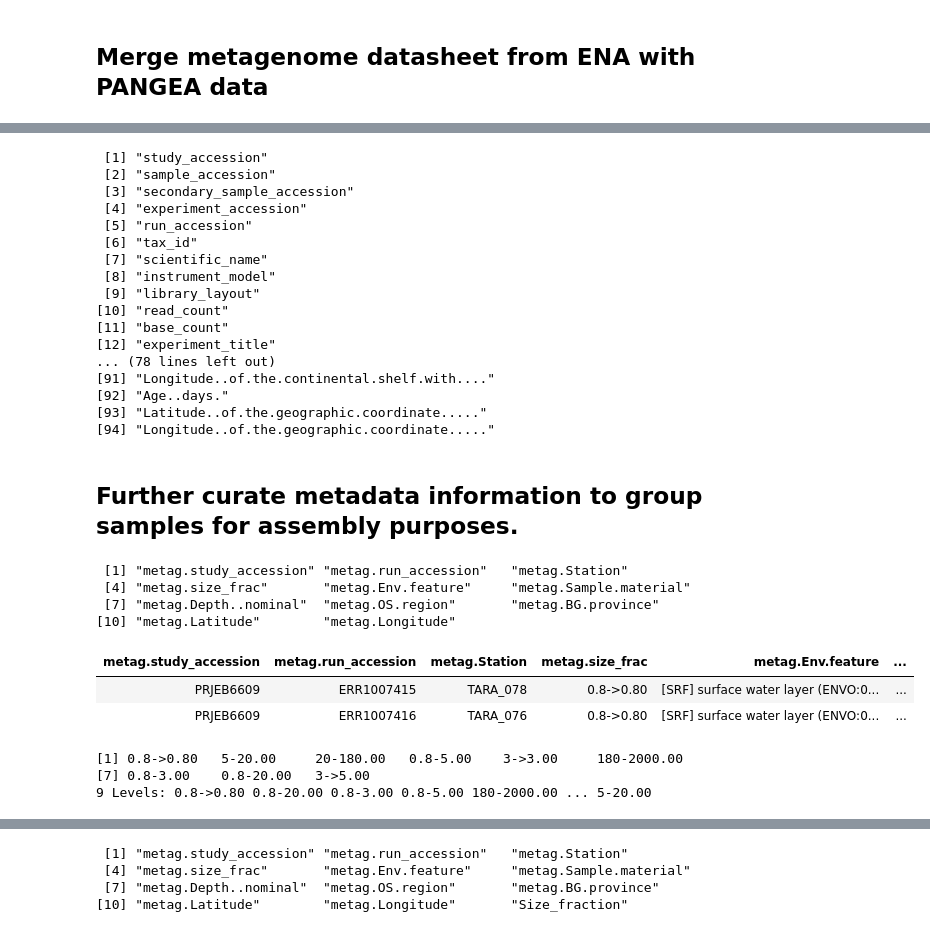
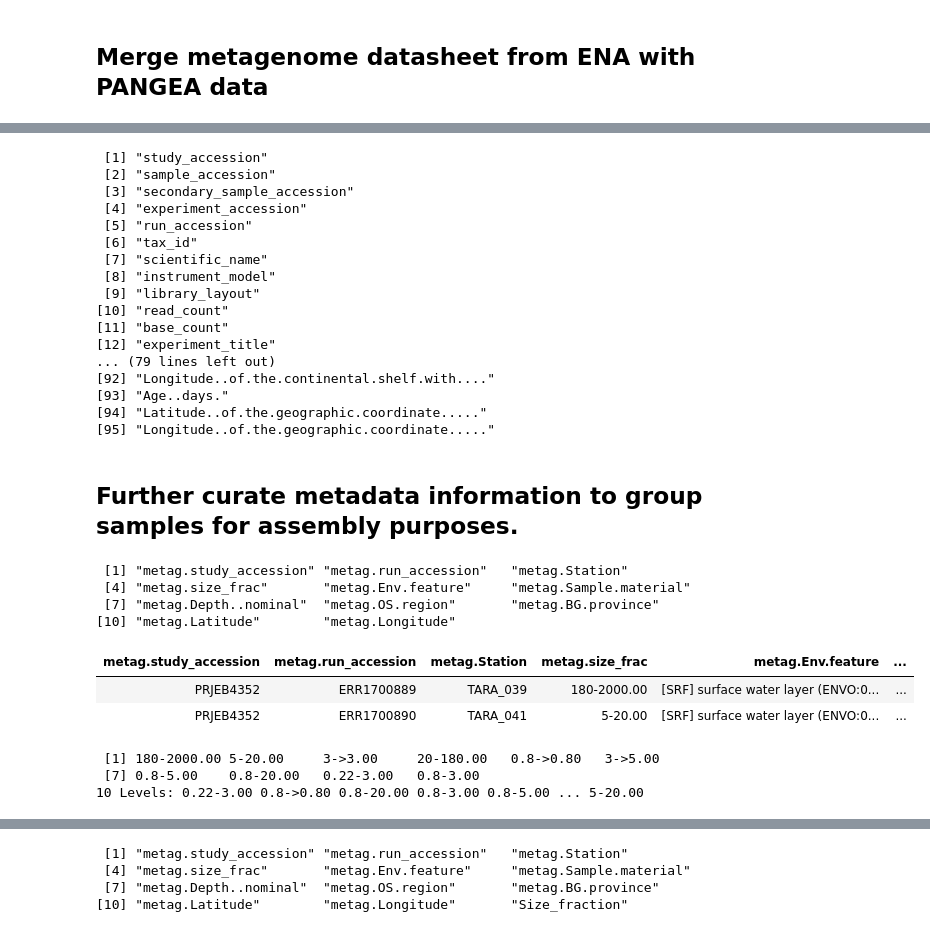
Before and after one commit to AlexanderLabWHOI/tara-euk-metaG, a Jupyter notebook: input/CompileMetaData_parsePRJEB.ipynb, the cells around one changed output, grey strips where cells are left out. Drawn from its saved outputs; the diff is of its cells as text; code cells hidden in the pictures.

```diff
--- a/input/CompileMetaData_parsePRJEB.ipynb
+++ b/input/CompileMetaData_parsePRJEB.ipynb
@@ -107,7 +107,7 @@ Warning message:
 write.table(metat_wenv, file="ENA_tables/PRJEB6609_metaT_wenv.txt", row.names=FALSE, quote=FALSE, sep="\t")
 write.table(metag_wenv, file="ENA_tables/PRJEB4352_metaG_wenv.txt", row.names=FALSE, quote=FALSE, sep="\t")
 # %%
-metag<-read.delim("PRJEB4352_metaG_wenv.txt",header=T) # WIP - update with proper location
+metag<-read.delim("ENA_tables/PRJEB4352_metaG_wenv.txt",header=T) # WIP - update with proper location
 colnames(metag)
 # %% [output]
  [1] "study_accession"
@@ -122,45 +122,45 @@ colnames(metag)
 [10] "read_count"
 [11] "base_count"
 [12] "experiment_title"
-... (78 lines left out)
-[91] "Longitude..of.the.continental.shelf.with...."
-[92] "Age..days."
-[93] "Latitude..of.the.geographic.coordinate....."
-[94] "Longitude..of.the.geographic.coordinate....."
+... (79 lines left out)
+[92] "Longitude..of.the.continental.shelf.with...."
+[93] "Age..days."
+[94] "Latitude..of.the.geographic.coordinate....."
+[95] "Longitude..of.the.geographic.coordinate....."
 # %% [markdown]
 ## Further curate metadata information to group samples for assembly purposes.
 # %%
 # Import combined text file with sample list and metadata
-metag<-read.delim("PRJEB4352_metaG_wenv.txt",header=T) # WIP - update with proper location
+metag<-read.delim("ENA_tables/PRJEB4352_metaG_wenv.txt",header=T) # WIP - update with proper location
 # Create size fraction colum
 metag$size_frac<-paste(metag$Fraction.lower..µm., metag$Fraction.upper..µm., sep="-")
 # Subset to columns we need
 metag_subset<-data.frame(metag$study_accession,
                          metag$run_accession,
                          metag$Station,
                          metag$size_frac,
                          metag$Env.feature,
                          metag$Sample.material,
                          metag$Depth..nominal,
                          metag$OS.region,
                          metag$BG.province,
                          metag$Latitude, metag$Longitude)
 names(metag_subset)
 head(metag_subset[1:2,])
 # %% [output]
  [1] "metag.study_accession" "metag.run_accession"   "metag.Station"
  [4] "metag.size_frac"       "metag.Env.feature"     "metag.Sample.material"
  [7] "metag.Depth..nominal"  "metag.OS.region"       "metag.BG.province"
 [10] "metag.Latitude"        "metag.Longitude"
 | metag.study_accession | metag.run_accession | metag.Station | metag.size_frac | metag.Env.feature | ... |
-| PRJEB6609 | ERR1007415 | TARA_078 | 0.8->0.80 | [SRF] surface water layer (ENVO:0... | ... |
-| PRJEB6609 | ERR1007416 | TARA_076 | 0.8->0.80 | [SRF] surface water layer (ENVO:0... | ... |
+| PRJEB4352 | ERR1700889 | TARA_039 | 180-2000.00 | [SRF] surface water layer (ENVO:0... | ... |
+| PRJEB4352 | ERR1700890 | TARA_041 | 5-20.00 | [SRF] surface water layer (ENVO:0... | ... |
 # %%
 unique(metag_subset$metag.size_frac) # need to simplify to 4 size fractions
 # %% [output]
-[1] 0.8->0.80   5-20.00     20-180.00   0.8-5.00    3->3.00     180-2000.00
-[7] 0.8-3.00    0.8-20.00   3->5.00
-9 Levels: 0.8->0.80 0.8-20.00 0.8-3.00 0.8-5.00 180-2000.00 ... 5-20.00
+ [1] 180-2000.00 5-20.00     3->3.00     20-180.00   0.8->0.80   3->5.00
+ [7] 0.8-5.00    0.8-20.00   0.22-3.00   0.8-3.00
+10 Levels: 0.22-3.00 0.8->0.80 0.8-20.00 0.8-3.00 0.8-5.00 ... 5-20.00
 # %%
 # Revise size fraction groups, group to 4 size fractions total.
 size_frac_update<-function(df){
```
Also changed, not shown: parts of 12 cells of this notebook.
